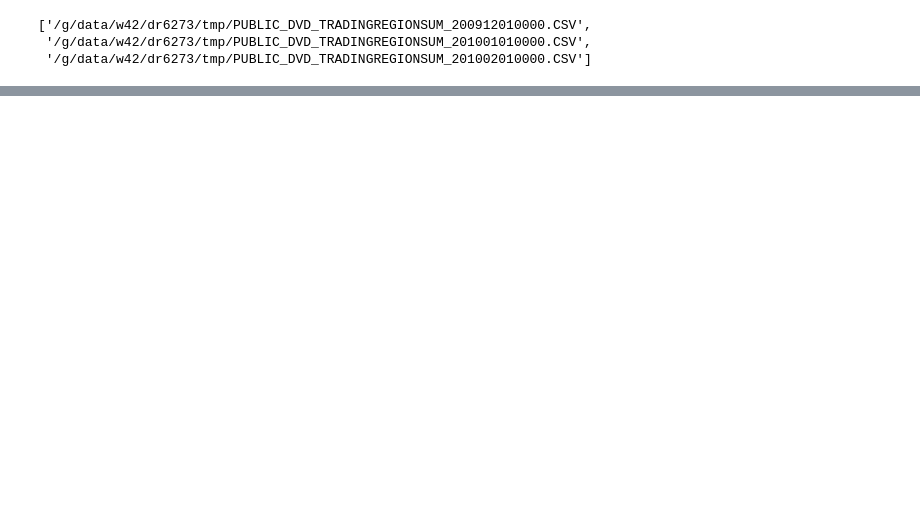
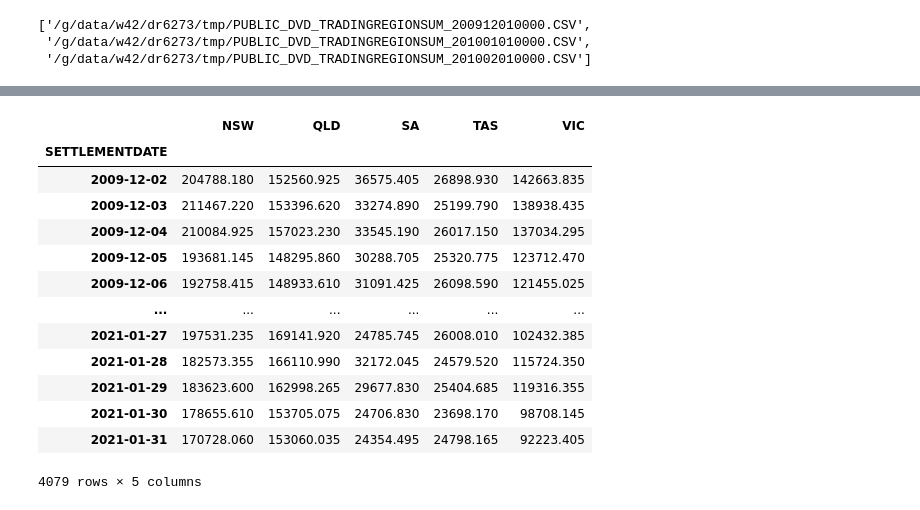
Before and after one commit to dougrichardson/demand_model, a Jupyter notebook: nemosis.ipynb, the cells around one changed output, grey strips where cells are left out. Cells and saved outputs as stored; diff of their text form; code cells hidden in the pictures; blank space fills up the shorter version.

```diff
--- a/nemosis.ipynb
+++ b/nemosis.ipynb
@@ -262,0 +136,2 @@ df.loc[df.REGIONID == "QLD1"].loc["2017-12-02"]
+# %%
+dem_daily = dem_daily.iloc[1:-1]
@@ -262,0 +140,19 @@ df.loc[df.REGIONID == "QLD1"].loc["2017-12-02"]
+# %%
+dem_daily.columns = ["NSW", "QLD", "SA", "TAS", "VIC"]
+# %%
+dem_daily
+# %% [output]
+|  | NSW | QLD | SA | TAS | VIC |
+| SETTLEMENTDATE |  |  |  |  |  |
+| 2009-12-02 | 204788.180 | 152560.925 | 36575.405 | 26898.930 | 142663.835 |
+| 2009-12-03 | 211467.220 | 153396.620 | 33274.890 | 25199.790 | 138938.435 |
+| 2009-12-04 | 210084.925 | 157023.230 | 33545.190 | 26017.150 | 137034.295 |
+| 2009-12-05 | 193681.145 | 148295.860 | 30288.705 | 25320.775 | 123712.470 |
+| 2009-12-06 | 192758.415 | 148933.610 | 31091.425 | 26098.590 | 121455.025 |
+| ... | ... | ... | ... | ... | ... |
+| 2021-01-27 | 197531.235 | 169141.920 | 24785.745 | 26008.010 | 102432.385 |
+| 2021-01-28 | 182573.355 | 166110.990 | 32172.045 | 24579.520 | 115724.350 |
+| 2021-01-29 | 183623.600 | 162998.265 | 29677.830 | 25404.685 | 119316.355 |
+| 2021-01-30 | 178655.610 | 153705.075 | 24706.830 | 23698.170 | 98708.145 |
+| 2021-01-31 | 170728.060 | 153060.035 | 24354.495 | 24798.165 | 92223.405 |
+4079 rows × 5 columns
```
Also changed, not shown: parts of 57 cells of this notebook.
